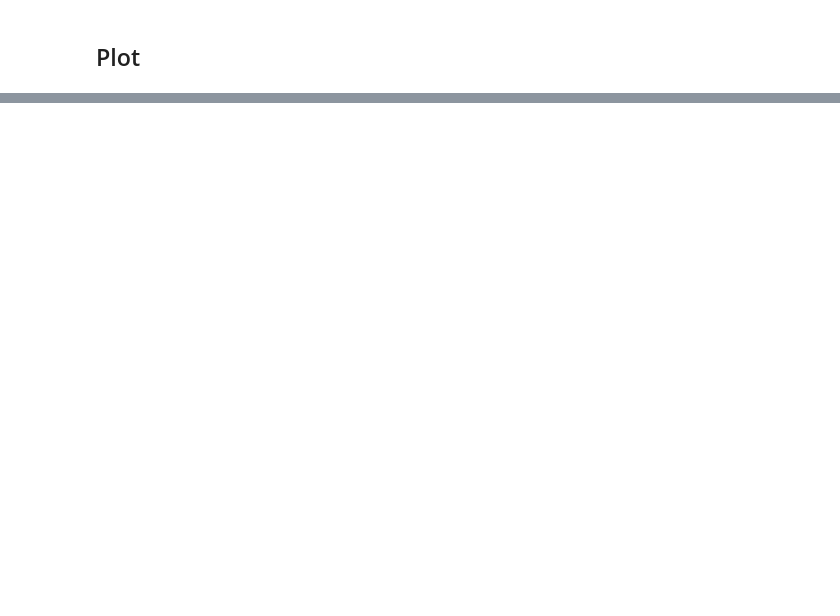
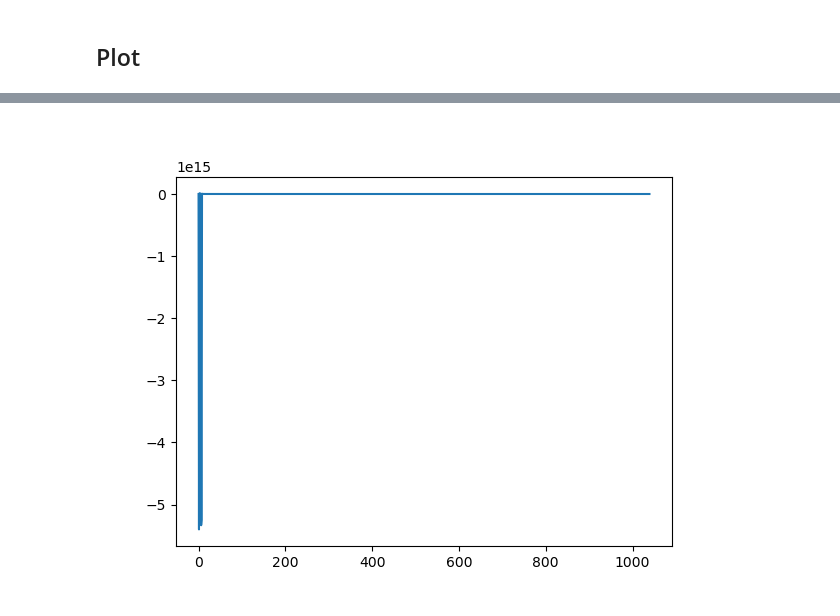
Before and after one commit to clem007be/LMAPR2481, a Jupyter notebook: Lab 1/plot.ipynb, the cells around one changed output, grey strips where cells are left out. Cells and saved outputs as stored; diff of their text form; code cells hidden in the pictures; blank space fills up the shorter version.

```diff
--- a/Lab 1/plot.ipynb
+++ b/Lab 1/plot.ipynb
@@ -129,0 +146,9 @@ plt.show()
+# %%
+fig = plt.figure()
+ax = fig.gca()
+ax.plot(np.arange(len(E_Al)),E_Al)
+
+# ax.plot(Al['data'][:,0],Al['data'][:,2])
+plt.show()
+# %% [output]
+[figure, added]
```
Also changed, not shown: parts of 4 cells of this notebook.
